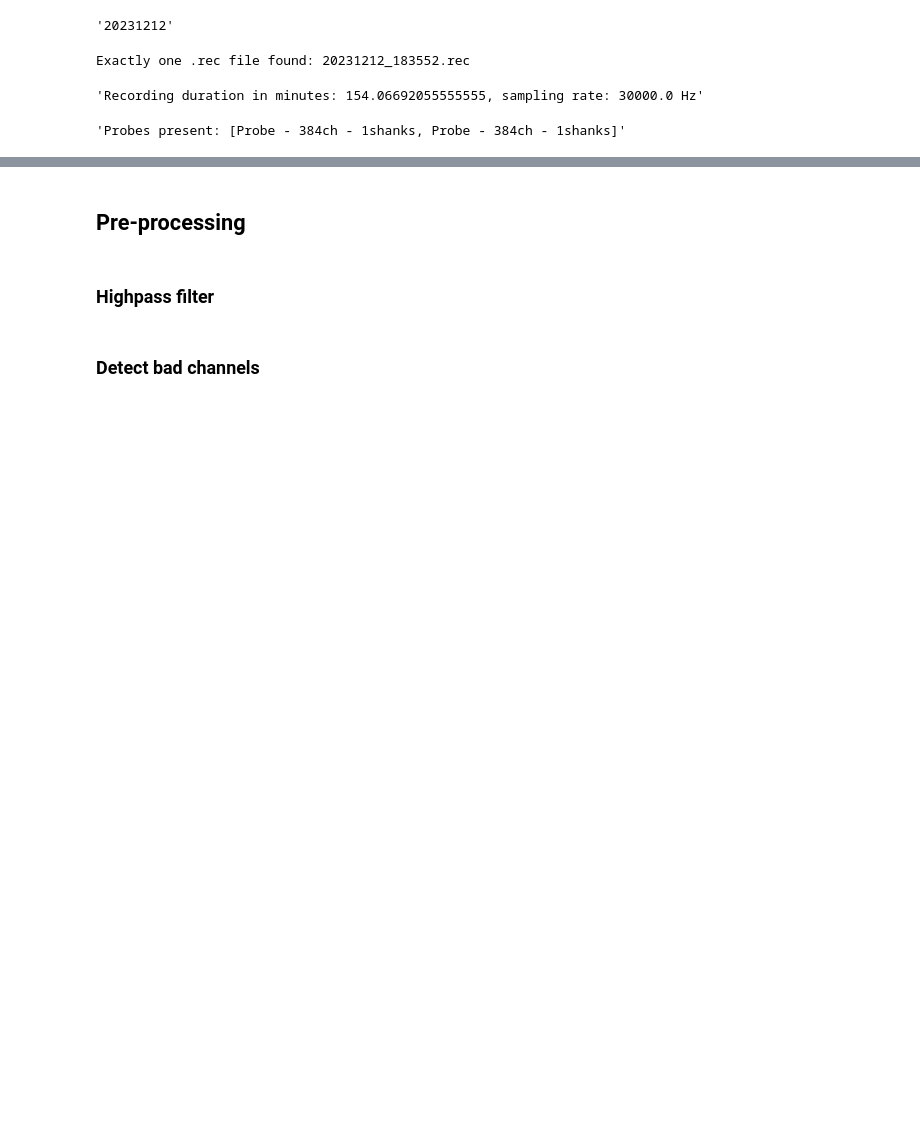
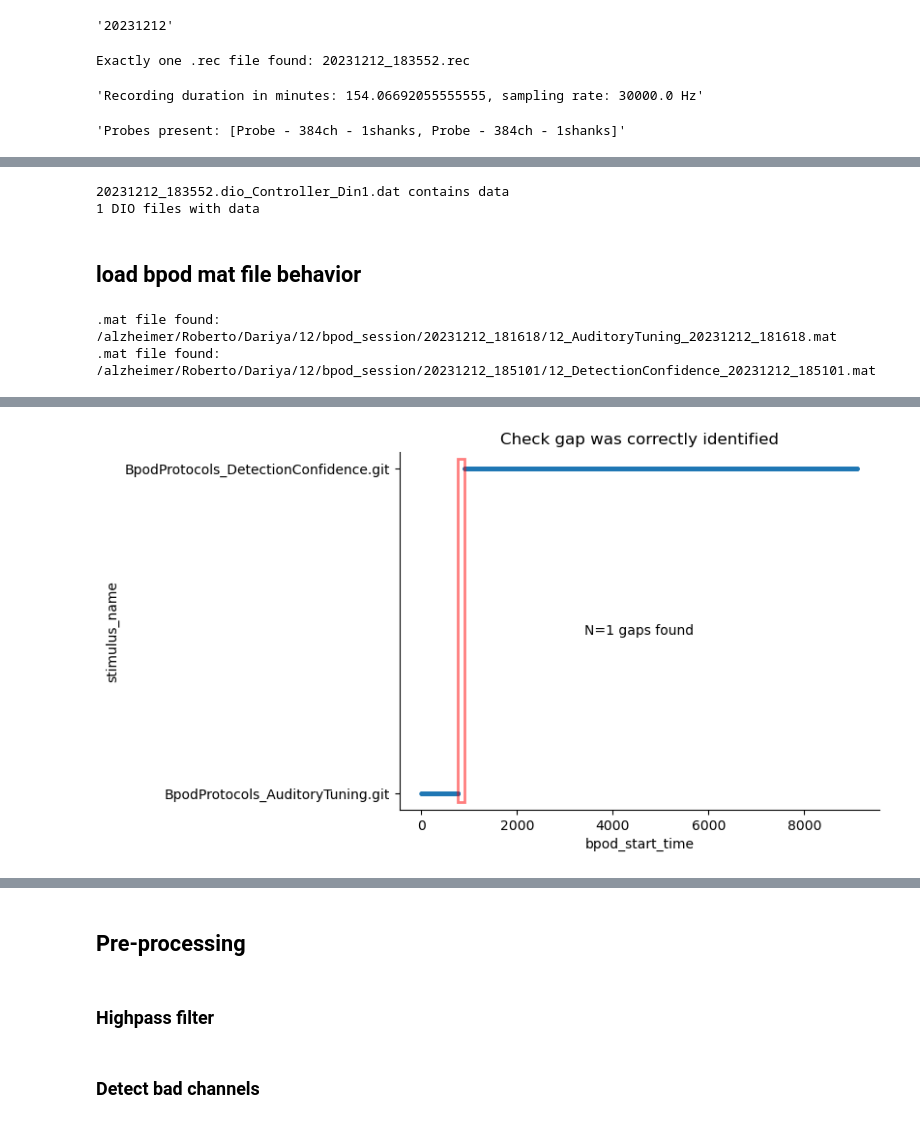
Before and after one commit to RobertoDF/spikesorting, a Jupyter notebook: spikesorting_single_session.ipynb, the cells around one changed output, grey strips where cells are left out. Drawn from its saved outputs; the diff is of its cells as text; code cells hidden in the pictures; blank space fills up the shorter version.

```diff
--- a/spikesorting_single_session.ipynb
+++ b/spikesorting_single_session.ipynb
@@ -51,0 +65,15 @@ f"Probes present: {raw_rec.get_probes()}"
+# %%
+DIO_timestamps_start_trial, DIO_samples_start_trial = select_DIO_sync_trial_trace(path_recording_folder, rec_file_name)
+# %% [output]
+20231212_183552.dio_Controller_Din1.dat contains data
+1 DIO files with data
+# %% [markdown]
+## load bpod mat file behavior
+# %%
+bpod_file = find_mat_files_with_same_day(path_recording_folder.parent.parent / "bpod_session" , day)
+# %% [output]
+.mat file found: /alzheimer/Roberto/Dariya/12/bpod_session/20231212_181618/12_AuditoryTuning_20231212_181618.mat
+.mat file found: /alzheimer/Roberto/Dariya/12/bpod_session/20231212_185101/12_DetectionConfidence_20231212_185101.mat
+# %%
+trials =  stitch_bpod_times(bpod_file, day, DIO_timestamps_start_trial)
+# %% [output]
@@ -51,0 +84 @@ f"Probes present: {raw_rec.get_probes()}"
+[figure, added]
```
Also changed, not shown: parts of 42 cells of this notebook.
